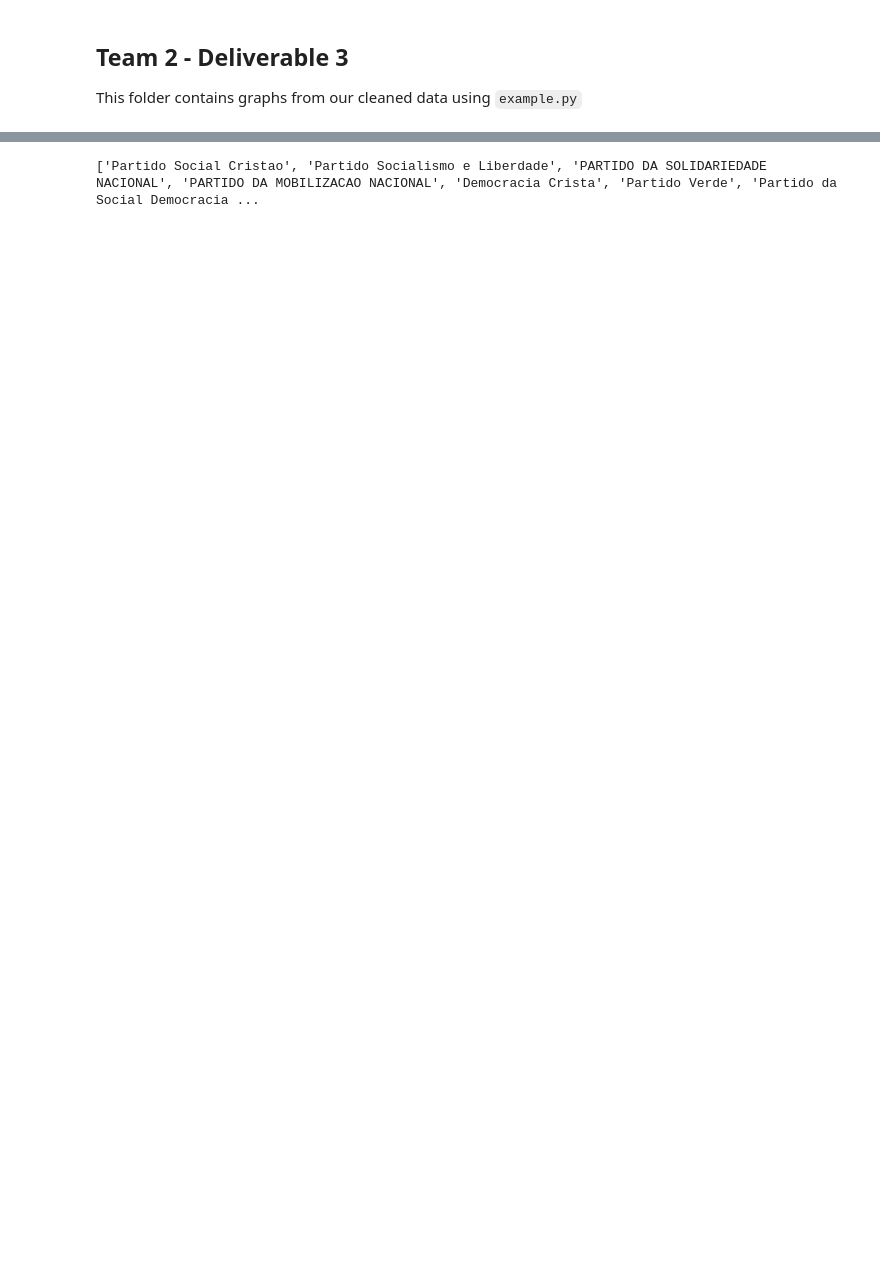
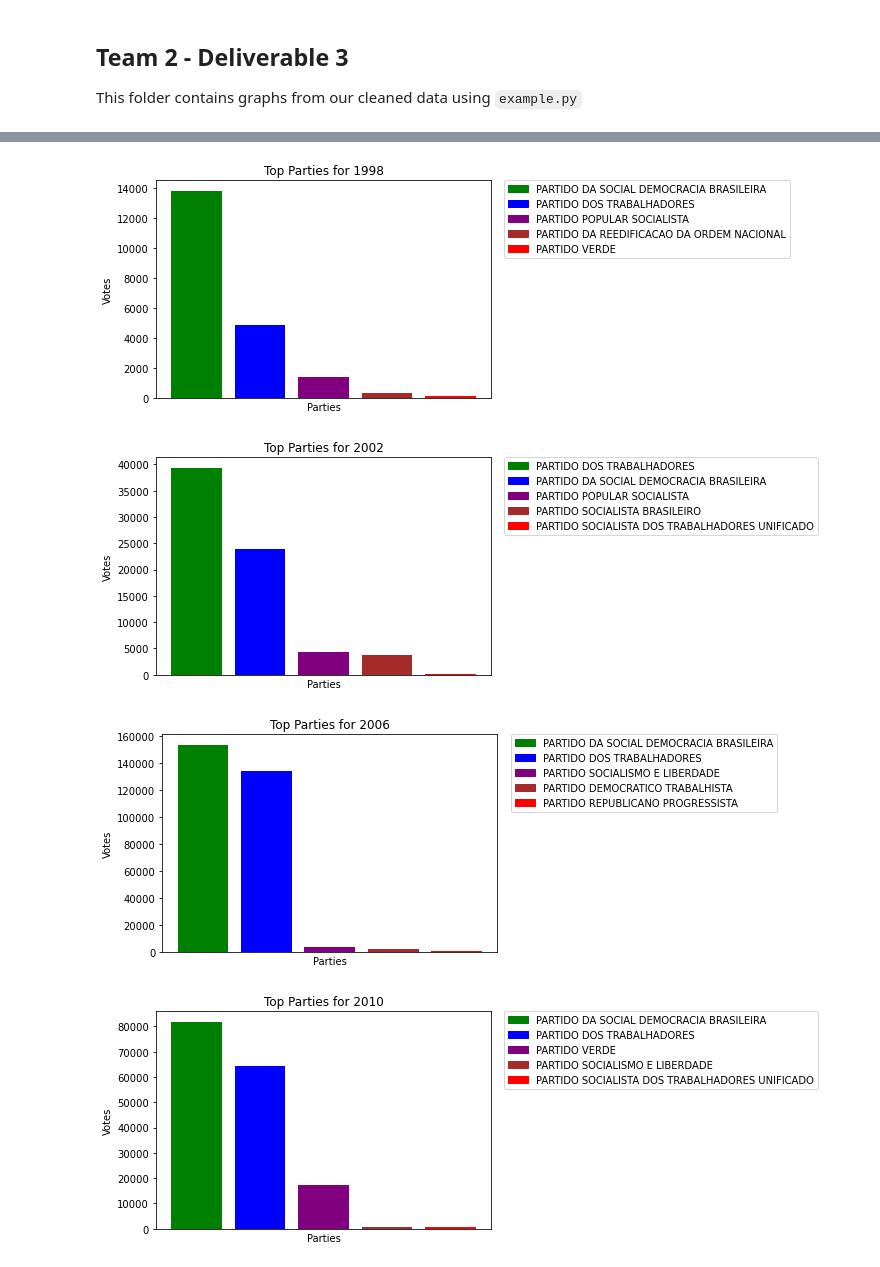
Before and after one commit to BU-Spark/ds-boston-bpda-br-election, a Jupyter notebook: DELIVERABLES/Delieverable3VotingPatterns.ipynb, the cells around one changed output, grey strips where cells are left out. Drawn from its saved outputs; the diff is of its cells as text; code cells hidden in the pictures; blank space fills up the shorter version.

Commit message:
working on graphs

```diff
--- a/DELIVERABLES/Delieverable3VotingPatterns.ipynb
+++ b/DELIVERABLES/Delieverable3VotingPatterns.ipynb
@@ -71,8 +66,0 @@ def graphPartyVotes(df, party):
-# %%
-# Graph votes for each party
-parties = list(set(df['party_name']))
-print(parties)
-# for party in parties:
-#     graphPartyVotes(df, party)
-# %% [output]
-['Partido Social Cristao', 'Partido Socialismo e Liberdade', 'PARTIDO DA SOLIDARIEDADE NACIONAL', 'PARTIDO DA MOBILIZACAO NACIONAL', 'Democracia Crista', 'Partido Verde', 'Partido da Social Democracia ...
@@ -78,0 +106,39 @@ print(parties)
+# %%
+# Graph top parties for each year
+def graphPartyVotes(party_data, top, years, parties, year):
+    index = years.index(year)
+    data = party_data[index]
+
+    top_parties = []
+    top_votes = []
+    for value in data:
+        if (len(top_parties) < top):
+            top_parties.append(value[0])
+            top_votes.append(value[1])
+        else:
+            top_parties.append(value[0])
+            top_votes.append(value[1])
+            zipped_lists = zip(top_votes, top_parties)
+            sorted_zipped_lists = sorted(zipped_lists, reverse=True)
+            top_parties = [element for _, element in sorted_zipped_lists]
+            top_votes = [element for element, _ in sorted_zipped_lists]
+            top_parties.pop()
+            top_votes.pop()
+
+    colors = ['green','blue','purple','brown','red']
+    plt.bar(top_parties, top_votes, color=colors)
+    plt.xlabel("Parties")
+    plt.xticks([], [])
+    plt.ylabel("Votes")
+    plt.title("Top Parties for " + str(year))
+    handles = [plt.Rectangle((0,0),1,1, color=colors[top_parties.index(label)]) for label in top_parties]
+    plt.legend(handles, top_parties, bbox_to_anchor=(1.04,1), borderaxespad=0)
+    plt.show()
+
+for year in years:
+    graphPartyVotes(party_data, 5, years, parties, year)
+# %% [output]
+[figure, added]
+[figure, added]
+[figure, added]
+[figure, added]
```
Also changed, not shown: parts of 6 cells of this notebook.
